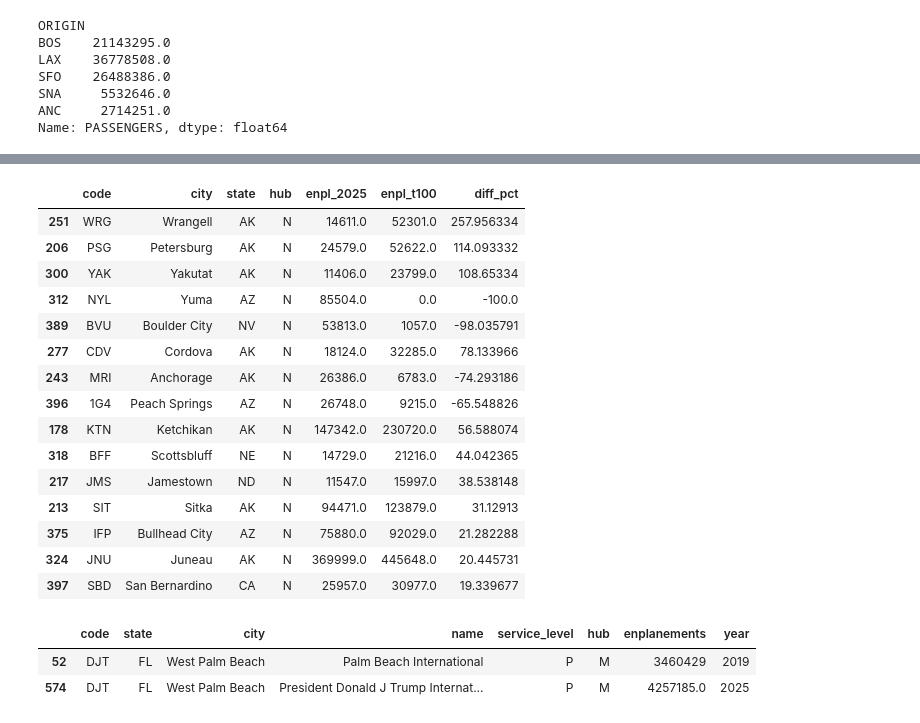
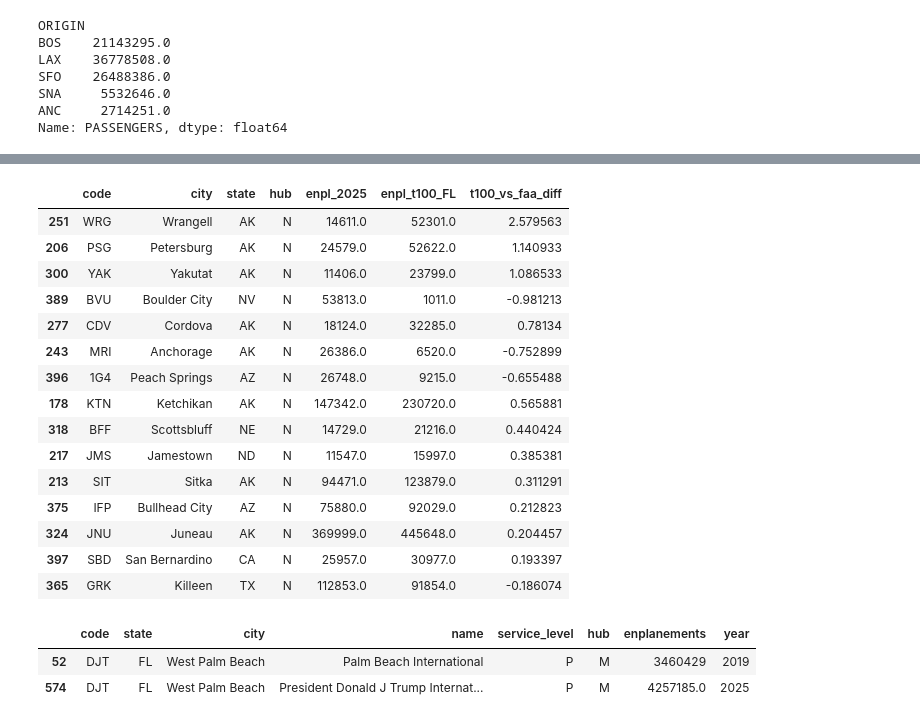
Before and after one commit to gal-ben-david/airport-agent, a Jupyter notebook: explore.ipynb, the cells around one changed output, grey strips where cells are left out. Drawn from its saved outputs; the diff is of its cells as text; code cells hidden in the pictures.

Commit message:
fix: recompute cross-validation after IATA mapping; unify units and column names

```diff
--- a/explore.ipynb
+++ b/explore.ipynb
@@ -316,26 +316,28 @@ SNA     5532646.0
 ANC     2714251.0
 Name: PASSENGERS, dtype: float64
 # %%
-# Sum all passengers by origin airport (uses t100 loaded above)
-t100_by_origin = (
-    t100.groupby("ORIGIN")["PASSENGERS"]
+# Cross-validate T-100 (CLASS F+L, departures side) against FAA enplanements
+# Uses raw FAA codes — airports with FAA≠IATA codes will show NaN here
+# Final cross-validation (IATA-mapped) is computed in the assembly cell
+t100_by_origin_FL = (
+    t100[t100["CLASS"].isin(["F", "L"])]
+    .groupby("ORIGIN")["PASSENGERS"]
     .sum()
     .reset_index()
-    .rename(columns={"ORIGIN": "code", "PASSENGERS": "enpl_t100"})
+    .rename(columns={"ORIGIN": "code", "PASSENGERS": "enpl_t100_FL"})
 )
 
-# Merge with FAA Primary 2025
 comp = cagr_df[["code", "city", "state", "hub", "enpl_2025"]].merge(
-    t100_by_origin, on="code", how="left"
+    t100_by_origin_FL, on="code", how="left"
 )
-comp["diff_pct"] = (comp["enpl_t100"] - comp["enpl_2025"]) / comp["enpl_2025"] * 100
+comp["t100_vs_faa_diff"] = (comp["enpl_t100_FL"] - comp["enpl_2025"]) / comp["enpl_2025"]
 
-print(f"Primary airports not found in T-100: {comp['enpl_t100'].isna().sum()}")
-print("\ndiff_pct summary  (T-100 minus FAA, as % of FAA):")
-print(comp["diff_pct"].describe().round(1))
+print(f"Primary airports not found in T-100 by FAA code (F+L): {comp['enpl_t100_FL'].isna().sum()}")
+print("\nt100_vs_faa_diff summary (T-100 F+L minus FAA, fraction of FAA):")
+print(comp["t100_vs_faa_diff"].describe().round(4))
 
 print("\nSpot check (BOS, LAX, SNA, SFO, ANC):")
 comp[comp["code"].isin(["BOS", "LAX", "SNA", "SFO", "ANC"])][
-    ["code", "hub", "enpl_2025", "enpl_t100", "diff_pct"]
-].round(1)
+    ["code", "hub", "enpl_2025", "enpl_t100_FL", "t100_vs_faa_diff"]
+].round(4)
 # %% [output]
@@ -358,25 +360,25 @@ Spot check (BOS, LAX, SNA, SFO, ANC):
 # %%
 # Airports with the largest absolute gap — worth inspecting
-comp.dropna(subset=["enpl_t100"]).reindex(
-    comp.dropna(subset=["enpl_t100"])["diff_pct"].abs().sort_values(ascending=False).index
-).head(15)[["code", "city", "state", "hub", "enpl_2025", "enpl_t100", "diff_pct"]].round(1)
+comp.dropna(subset=["enpl_t100_FL"]).reindex(
+    comp.dropna(subset=["enpl_t100_FL"])["t100_vs_faa_diff"].abs().sort_values(ascending=False).index
+).head(15)[["code", "city", "state", "hub", "enpl_2025", "enpl_t100_FL", "t100_vs_faa_diff"]].round(4)
 # %% [output]
-|  | code | city | state | hub | enpl_2025 | enpl_t100 | diff_pct |
-| 251 | WRG | Wrangell | AK | N | 14611.0 | 52301.0 | 257.956334 |
-| 206 | PSG | Petersburg | AK | N | 24579.0 | 52622.0 | 114.093332 |
-| 300 | YAK | Yakutat | AK | N | 11406.0 | 23799.0 | 108.65334 |
-| 312 | NYL | Yuma | AZ | N | 85504.0 | 0.0 | -100.0 |
-| 389 | BVU | Boulder City | NV | N | 53813.0 | 1057.0 | -98.035791 |
-| 277 | CDV | Cordova | AK | N | 18124.0 | 32285.0 | 78.133966 |
-| 243 | MRI | Anchorage | AK | N | 26386.0 | 6783.0 | -74.293186 |
-| 396 | 1G4 | Peach Springs | AZ | N | 26748.0 | 9215.0 | -65.548826 |
-| 178 | KTN | Ketchikan | AK | N | 147342.0 | 230720.0 | 56.588074 |
-| 318 | BFF | Scottsbluff | NE | N | 14729.0 | 21216.0 | 44.042365 |
-| 217 | JMS | Jamestown | ND | N | 11547.0 | 15997.0 | 38.538148 |
-| 213 | SIT | Sitka | AK | N | 94471.0 | 123879.0 | 31.12913 |
-| 375 | IFP | Bullhead City | AZ | N | 75880.0 | 92029.0 | 21.282288 |
-| 324 | JNU | Juneau | AK | N | 369999.0 | 445648.0 | 20.445731 |
-| 397 | SBD | San Bernardino | CA | N | 25957.0 | 30977.0 | 19.339677 |
+|  | code | city | state | hub | enpl_2025 | enpl_t100_FL | t100_vs_faa_diff |
+| 251 | WRG | Wrangell | AK | N | 14611.0 | 52301.0 | 2.579563 |
+| 206 | PSG | Petersburg | AK | N | 24579.0 | 52622.0 | 1.140933 |
+| 300 | YAK | Yakutat | AK | N | 11406.0 | 23799.0 | 1.086533 |
+| 389 | BVU | Boulder City | NV | N | 53813.0 | 1011.0 | -0.981213 |
+| 277 | CDV | Cordova | AK | N | 18124.0 | 32285.0 | 0.78134 |
+| 243 | MRI | Anchorage | AK | N | 26386.0 | 6520.0 | -0.752899 |
+| 396 | 1G4 | Peach Springs | AZ | N | 26748.0 | 9215.0 | -0.655488 |
+| 178 | KTN | Ketchikan | AK | N | 147342.0 | 230720.0 | 0.565881 |
+| 318 | BFF | Scottsbluff | NE | N | 14729.0 | 21216.0 | 0.440424 |
+| 217 | JMS | Jamestown | ND | N | 11547.0 | 15997.0 | 0.385381 |
+| 213 | SIT | Sitka | AK | N | 94471.0 | 123879.0 | 0.311291 |
+| 375 | IFP | Bullhead City | AZ | N | 75880.0 | 92029.0 | 0.212823 |
+| 324 | JNU | Juneau | AK | N | 369999.0 | 445648.0 | 0.204457 |
+| 397 | SBD | San Bernardino | CA | N | 25957.0 | 30977.0 | 0.193397 |
+| 365 | GRK | Killeen | TX | N | 112853.0 | 91854.0 | -0.186074 |
 # %%
 long[long["code"].isin(["PBI", "DJT"])]
 # %% [output]
```
Also changed, not shown: parts of 10 cells of this notebook, 4 other files.
